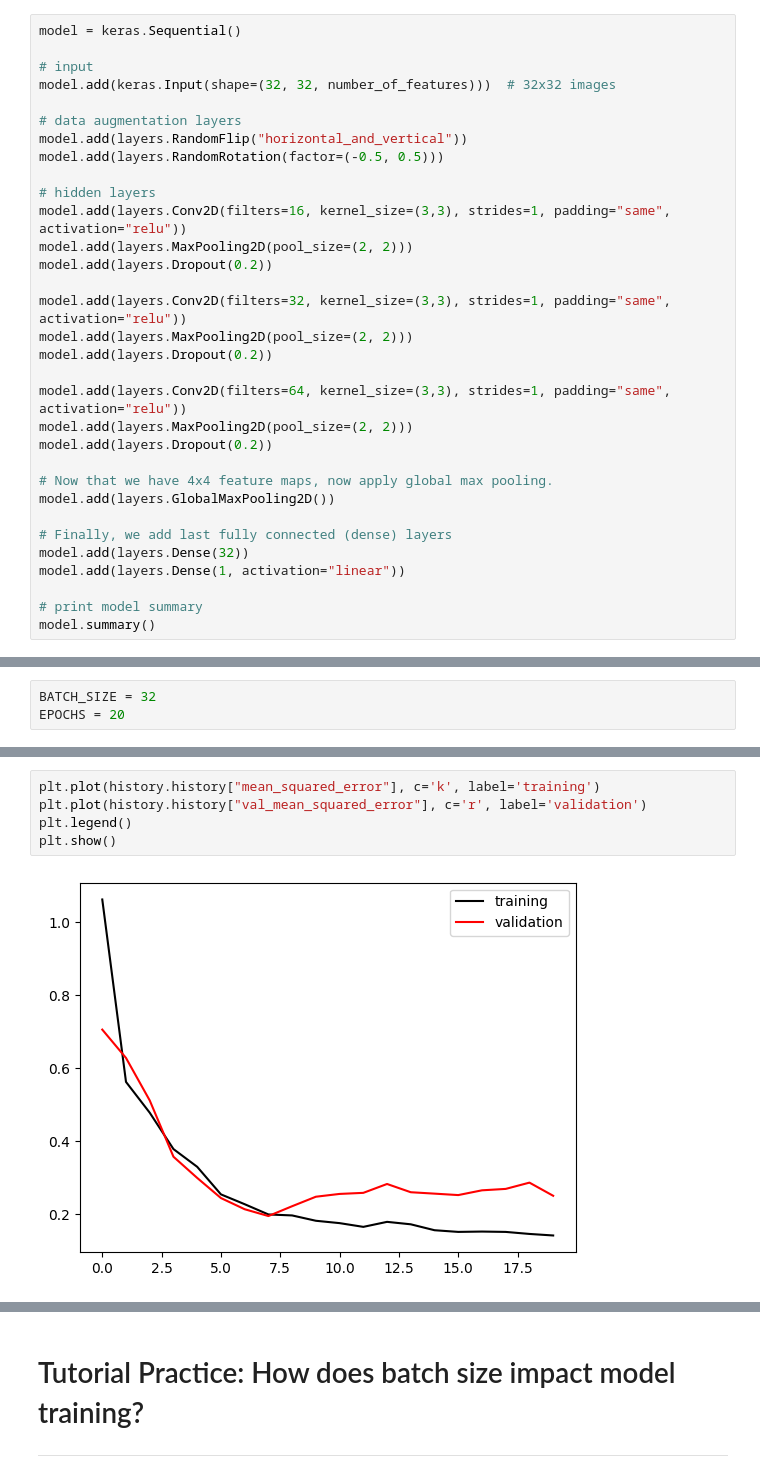
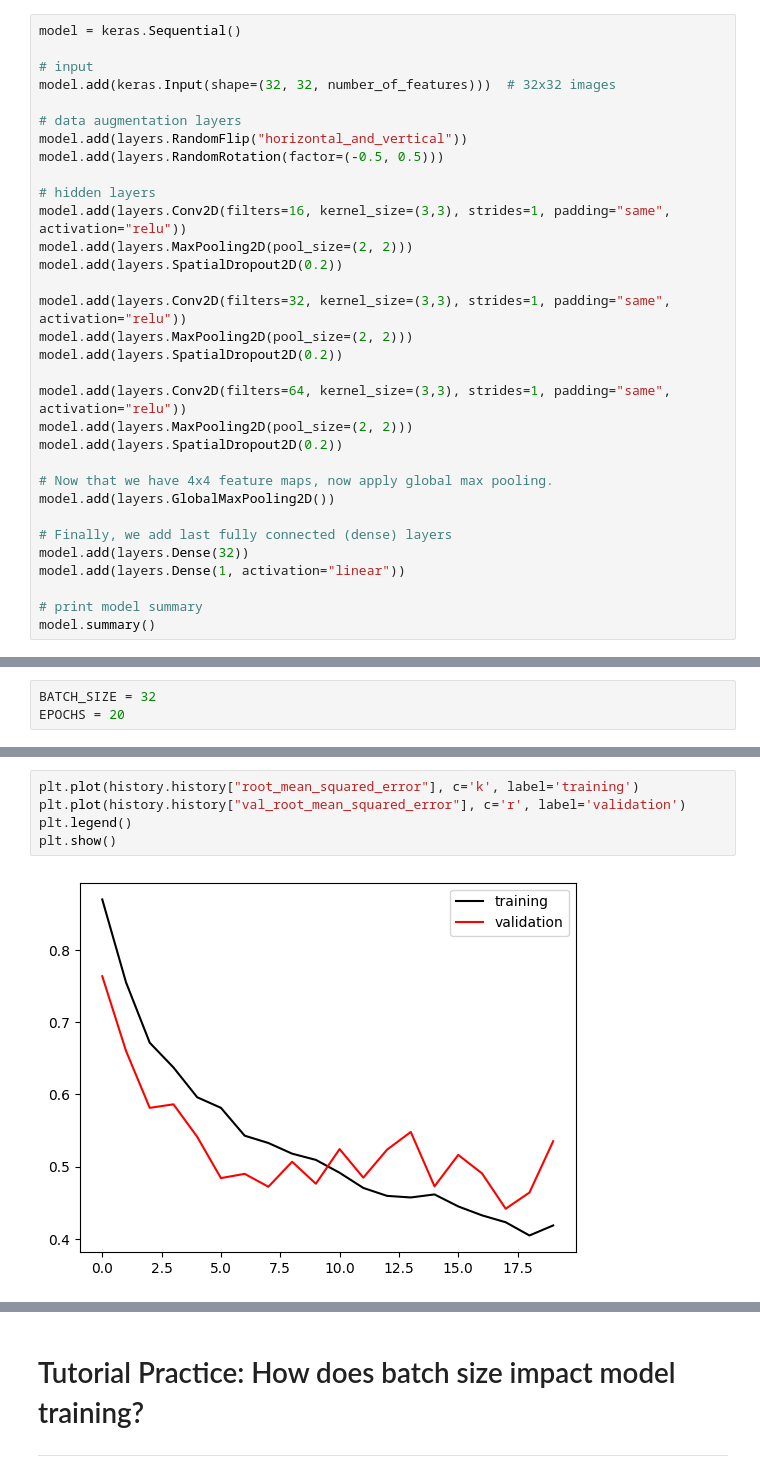
Before and after one commit to mariajmolina/UMDAOSC650, a Jupyter notebook: firstcnn.ipynb, the cells around one changed output, grey strips where cells are left out. Drawn from its saved outputs; the diff is of its cells as text.

```diff
--- a/firstcnn.ipynb
+++ b/firstcnn.ipynb
@@ -348,15 +348,15 @@ model.add(layers.RandomRotation(factor=(-0.5, 0.5)))
 # hidden layers
 model.add(layers.Conv2D(filters=16, kernel_size=(3,3), strides=1, padding="same", activation="relu"))
 model.add(layers.MaxPooling2D(pool_size=(2, 2)))
-model.add(layers.Dropout(0.2))
+model.add(layers.SpatialDropout2D(0.2))
 
 model.add(layers.Conv2D(filters=32, kernel_size=(3,3), strides=1, padding="same", activation="relu"))
 model.add(layers.MaxPooling2D(pool_size=(2, 2)))
-model.add(layers.Dropout(0.2))
+model.add(layers.SpatialDropout2D(0.2))
 
 model.add(layers.Conv2D(filters=64, kernel_size=(3,3), strides=1, padding="same", activation="relu"))
 model.add(layers.MaxPooling2D(pool_size=(2, 2)))
-model.add(layers.Dropout(0.2))
+model.add(layers.SpatialDropout2D(0.2))
 
 # Now that we have 4x4 feature maps, now apply global max pooling.
 model.add(layers.GlobalMaxPooling2D())
@@ -452,10 +452,10 @@ plt.show()
 # %%
-plt.plot(history.history["mean_squared_error"], c='k', label='training')
-plt.plot(history.history["val_mean_squared_error"], c='r', label='validation')
+plt.plot(history.history["root_mean_squared_error"], c='k', label='training')
+plt.plot(history.history["val_root_mean_squared_error"], c='r', label='validation')
 plt.legend()
 plt.show()
 # %% [output]
-[figure, old version]
+[figure, new version]
 # %%
 # Evaluate the model on the test data using `evaluate`
 print("Evaluate on test data")
```
Also changed, not shown: parts of 15 cells of this notebook.
